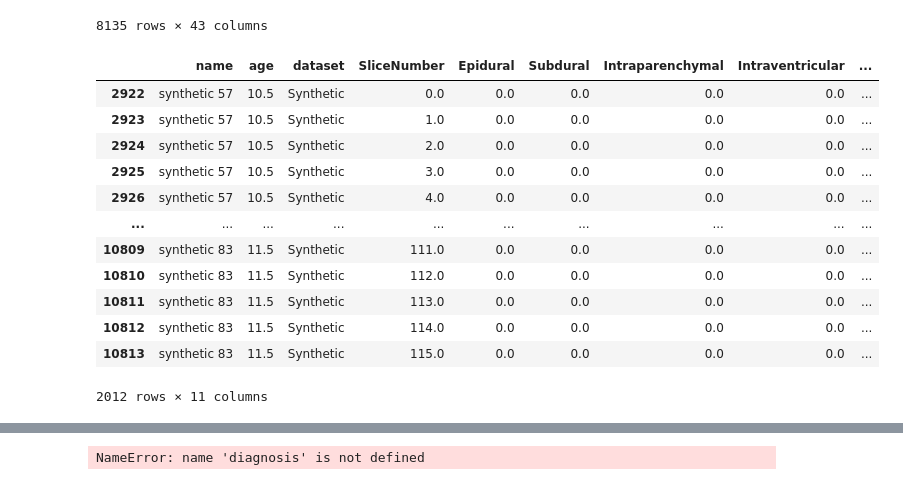
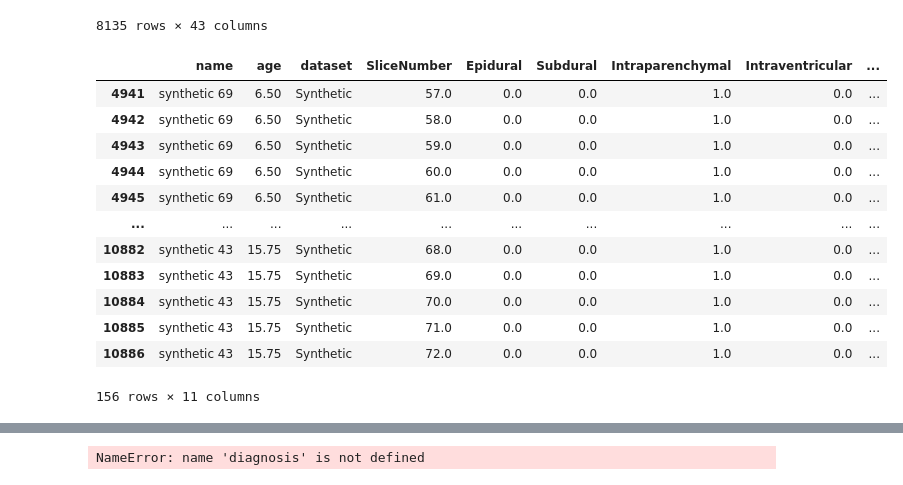
Before and after one commit to brandonjnelsonFDA/Pediatric-AI-Playground, a Jupyter notebook: 01_cadt_inference.ipynb, the cells around one changed output, grey strips where cells are left out. Cells and saved outputs as stored; diff of their text form; code cells hidden in the pictures.

Commit message:
fixed synthetic slice-wise lesion label

```diff
--- a/01_cadt_inference.ipynb
+++ b/01_cadt_inference.ipynb
@@ -48,21 +48,21 @@ synth
 | 134 | case_0043 | 15.75 yr NIHPD Head | Siemens_DefinitionFlash | 120.0 | 300.0 | 0.0 | 1000.0 | dynamic | soft | ... |
 8135 rows × 43 columns
 # %%
-patients[(patients['No_Hemorrhage'] == 1) & (patients.dataset == 'Synthetic')]
+patients[(patients.Intraparenchymal == 1) & (patients.dataset == 'Synthetic')]
 # %% [output]
 |  | name | age | dataset | SliceNumber | Epidural | Subdural | Intraparenchymal | Intraventricular | ... |
-| 2922 | synthetic 57 | 10.5 | Synthetic | 0.0 | 0.0 | 0.0 | 0.0 | 0.0 | ... |
-| 2923 | synthetic 57 | 10.5 | Synthetic | 1.0 | 0.0 | 0.0 | 0.0 | 0.0 | ... |
-| 2924 | synthetic 57 | 10.5 | Synthetic | 2.0 | 0.0 | 0.0 | 0.0 | 0.0 | ... |
-| 2925 | synthetic 57 | 10.5 | Synthetic | 3.0 | 0.0 | 0.0 | 0.0 | 0.0 | ... |
-| 2926 | synthetic 57 | 10.5 | Synthetic | 4.0 | 0.0 | 0.0 | 0.0 | 0.0 | ... |
+| 4941 | synthetic 69 | 6.50 | Synthetic | 57.0 | 0.0 | 0.0 | 1.0 | 0.0 | ... |
+| 4942 | synthetic 69 | 6.50 | Synthetic | 58.0 | 0.0 | 0.0 | 1.0 | 0.0 | ... |
+| 4943 | synthetic 69 | 6.50 | Synthetic | 59.0 | 0.0 | 0.0 | 1.0 | 0.0 | ... |
+| 4944 | synthetic 69 | 6.50 | Synthetic | 60.0 | 0.0 | 0.0 | 1.0 | 0.0 | ... |
+| 4945 | synthetic 69 | 6.50 | Synthetic | 61.0 | 0.0 | 0.0 | 1.0 | 0.0 | ... |
 | ... | ... | ... | ... | ... | ... | ... | ... | ... | ... |
-| 10809 | synthetic 83 | 11.5 | Synthetic | 111.0 | 0.0 | 0.0 | 0.0 | 0.0 | ... |
-| 10810 | synthetic 83 | 11.5 | Synthetic | 112.0 | 0.0 | 0.0 | 0.0 | 0.0 | ... |
-| 10811 | synthetic 83 | 11.5 | Synthetic | 113.0 | 0.0 | 0.0 | 0.0 | 0.0 | ... |
-| 10812 | synthetic 83 | 11.5 | Synthetic | 114.0 | 0.0 | 0.0 | 0.0 | 0.0 | ... |
-| 10813 | synthetic 83 | 11.5 | Synthetic | 115.0 | 0.0 | 0.0 | 0.0 | 0.0 | ... |
+| 10882 | synthetic 43 | 15.75 | Synthetic | 68.0 | 0.0 | 0.0 | 1.0 | 0.0 | ... |
+| 10883 | synthetic 43 | 15.75 | Synthetic | 69.0 | 0.0 | 0.0 | 1.0 | 0.0 | ... |
+| 10884 | synthetic 43 | 15.75 | Synthetic | 70.0 | 0.0 | 0.0 | 1.0 | 0.0 | ... |
+| 10885 | synthetic 43 | 15.75 | Synthetic | 71.0 | 0.0 | 0.0 | 1.0 | 0.0 | ... |
+| 10886 | synthetic 43 | 15.75 | Synthetic | 72.0 | 0.0 | 0.0 | 1.0 | 0.0 | ... |
-2012 rows × 11 columns
+156 rows × 11 columns
 # %%
 from gradio_demo import load_synthetic_data
 
```
Also changed, not shown: parts of 3 cells of this notebook, 1 other file.
